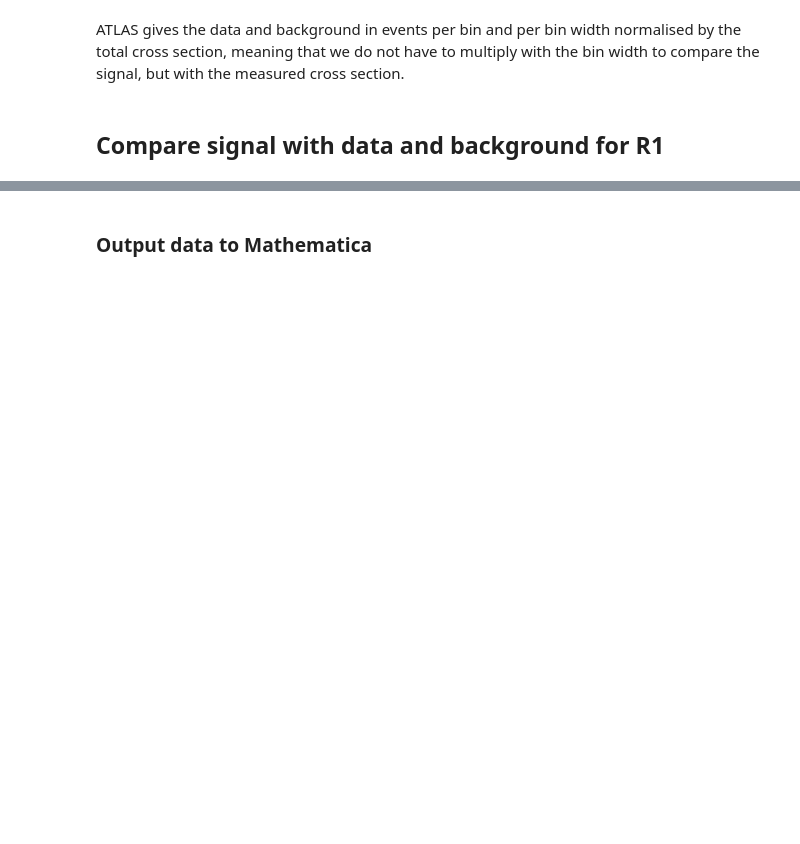
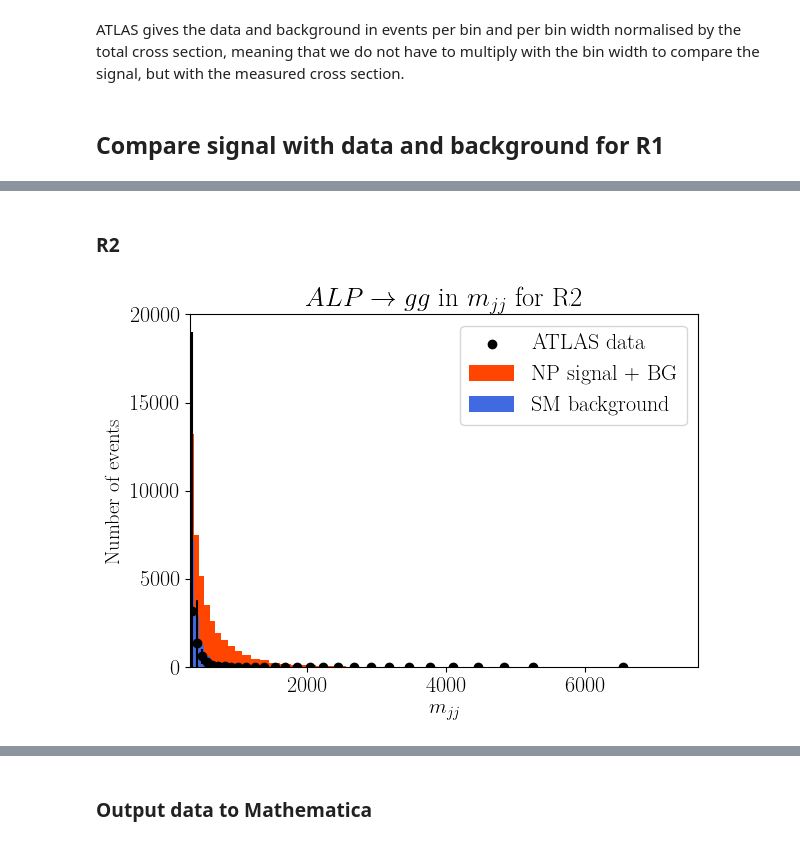
Before and after one commit to mariaubiali/ALPsPheno, a Jupyter notebook: ALP_Global/notebooks/gg_dijet.ipynb, the cells around one changed output, grey strips where cells are left out. Drawn from its saved outputs; the diff is of its cells as text; code cells hidden in the pictures; blank space fills up the shorter version.

```diff
--- a/ALP_Global/notebooks/gg_dijet.ipynb
+++ b/ALP_Global/notebooks/gg_dijet.ipynb
@@ -535,0 +601,19 @@ plt.show()
+# %% [markdown]
+### R2
+# %%
+# for illustration purpose we take only the diagonal entries of the covariance matrix as error bars. For the chi^2 later we take into account the full covmat
+plt.bar(mjj_bins_R2[:-1], SM_background_R2*lumi+n_signal_R2*sigma*lumi*1000, width=np.diff(mjj_bins_R2), align='edge', alpha=1, color='orangered', label='NP signal + BG')
+plt.bar(mjj_bins_R2[:-1], SM_background_R2*lumi, width=np.diff(mjj_bins_R2), align='edge', alpha=1, color='royalblue',label='SM background')
+plt.xlim(310, 7630)
+plt.ylim(0, 20000)
+plt.xlabel('$m_{jj}$',fontsize=15)
+plt.ylabel('Number of events',fontsize=15)
+plt.errorbar(mjj_bincenter_R2, data_R2*lumi*delta_y, diag_unc_R2, color='black', alpha=1,fmt='none')
+plt.scatter(mjj_bincenter_R2, data_R2*lumi*delta_y, color='black', label='ATLAS data')
+plt.legend()
+plt.title(r"$ALP \rightarrow gg$ in $m_{jj}$ for R2")
+plt.tight_layout()
+plt.savefig("/Users/esser/Documents/PROJECTS/ALPsPheno/ALP GLOBAL/Figures/gg_dijet_R2.pdf")
+plt.show()
+# %% [output]
+[figure, added]
```
Also changed, not shown: parts of 39 cells of this notebook, 1 other file.
